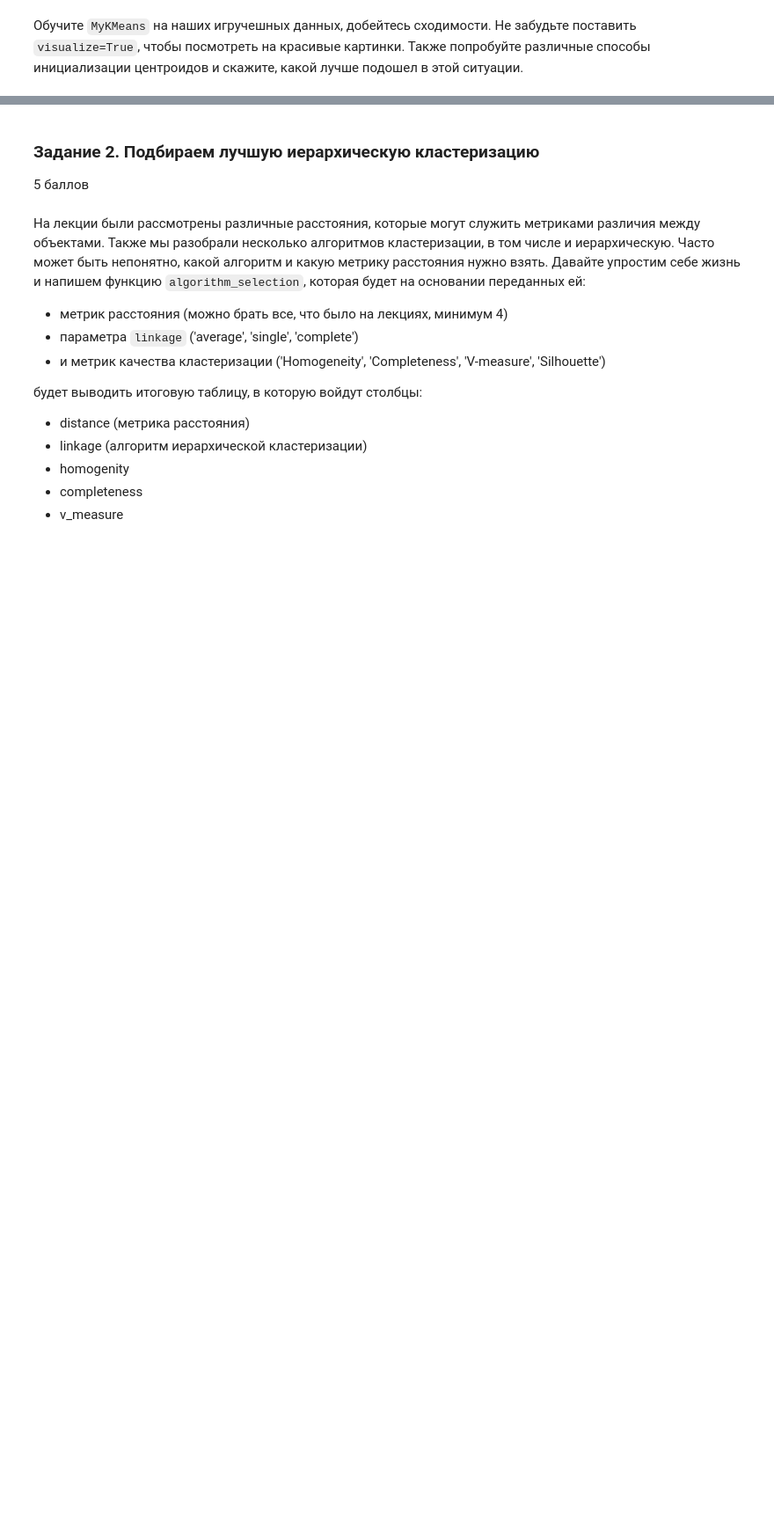
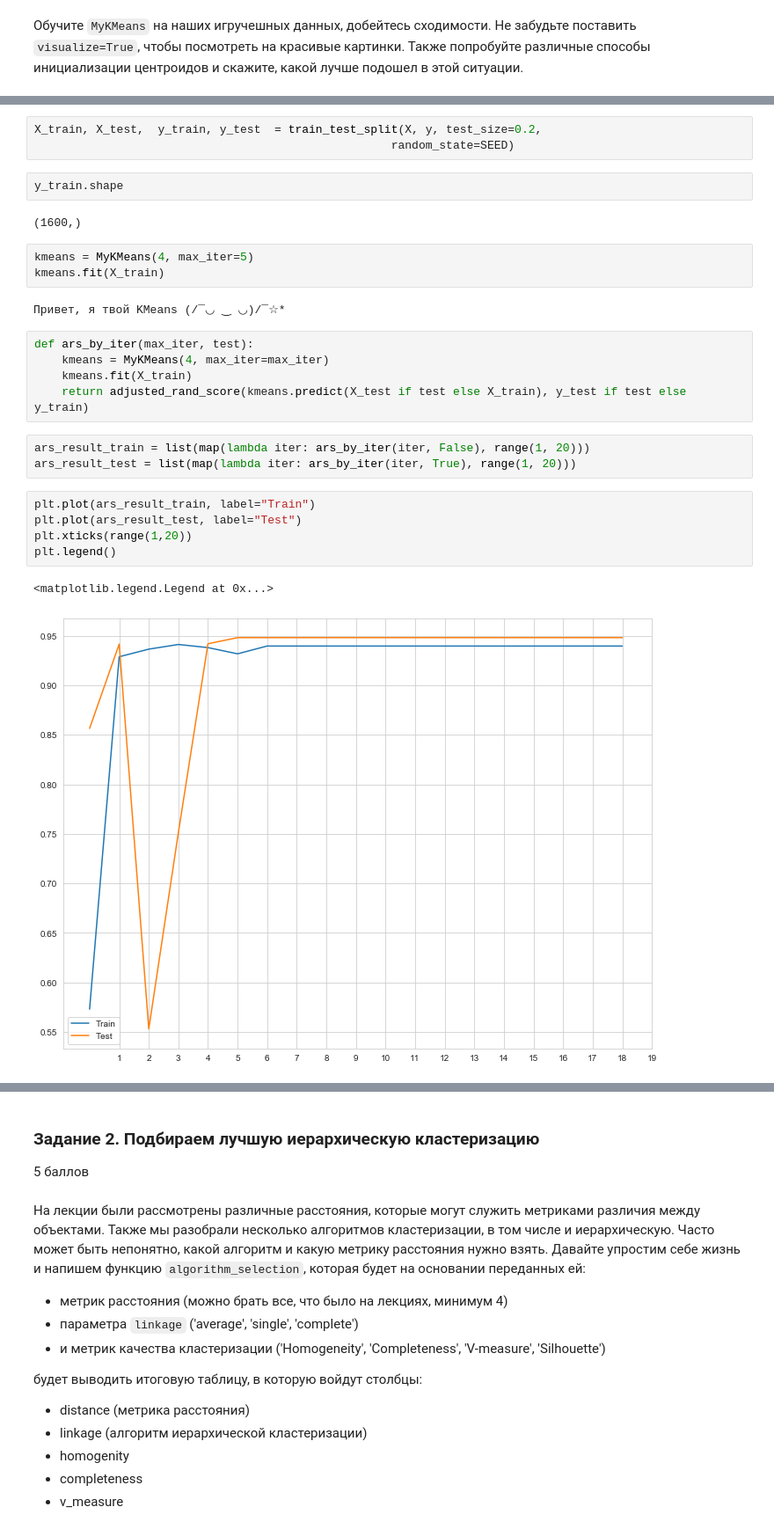
Before and after one commit to danon6868/BI-ml-course, a Jupyter notebook: lesson_3_clustering/homework/Cluster_tSNE.ipynb, the cells around one changed output, grey strips where cells are left out. Shown at 88% size. Drawn from its saved outputs; the diff is of its cells as text; blank space fills up the shorter version.

```diff
--- a/lesson_3_clustering/homework/Cluster_tSNE.ipynb
+++ b/lesson_3_clustering/homework/Cluster_tSNE.ipynb
@@ -176,0 +191,28 @@ class MyKMeans:
+# %%
+X_train, X_test,  y_train, y_test  = train_test_split(X, y, test_size=0.2,
+                                                    random_state=SEED)
+# %%
+y_train.shape
+# %% [output]
+(1600,)
+# %%
+kmeans = MyKMeans(4, max_iter=5)
+kmeans.fit(X_train)
+# %% [output]
+Привет, я твой KMeans (/¯◡ ‿ ◡)/¯☆*
+# %%
+def ars_by_iter(max_iter, test):
+    kmeans = MyKMeans(4, max_iter=max_iter)
+    kmeans.fit(X_train)
+    return adjusted_rand_score(kmeans.predict(X_test if test else X_train), y_test if test else y_train)
+# %%
+ars_result_train = list(map(lambda iter: ars_by_iter(iter, False), range(1, 20)))
+ars_result_test = list(map(lambda iter: ars_by_iter(iter, True), range(1, 20)))
+# %%
+plt.plot(ars_result_train, label="Train")
+plt.plot(ars_result_test, label="Test")
+plt.xticks(range(1,20))
+plt.legend()
+# %% [output]
+<matplotlib.legend.Legend at 0x...>
+[figure, added]
```
Also changed, not shown: parts of 44 cells of this notebook, 2 other files.
